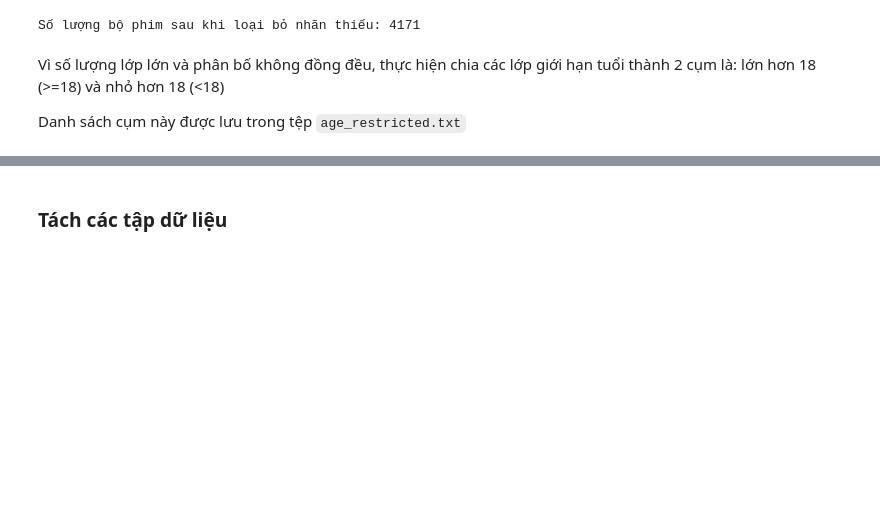
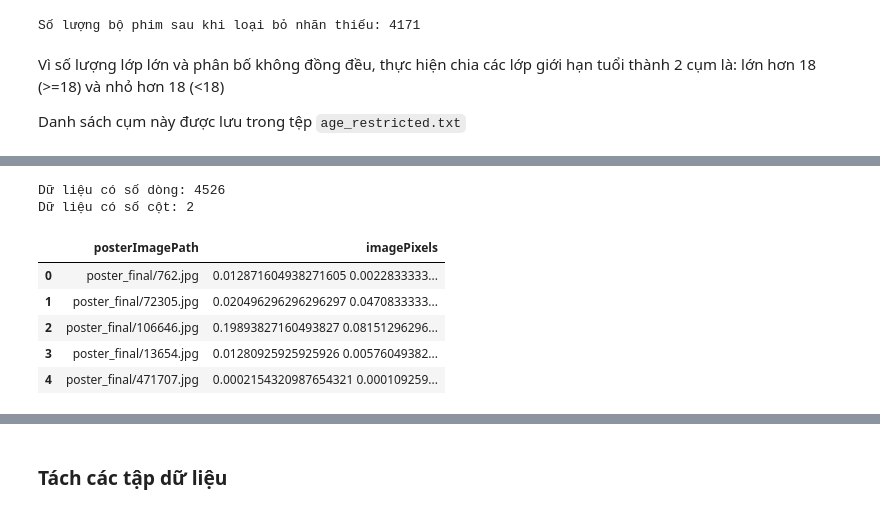
Before and after one commit to heraclex12/IntroDS-final, a Jupyter notebook: 1712442_1712447_18120144.ipynb, the cells around one changed output, grey strips where cells are left out. Saved outputs shown, nothing was run; the diff lists cells and outputs as text; code cells hidden in the pictures; blank space fills up the shorter version.

```diff
--- a/1712442_1712447_18120144.ipynb
+++ b/1712442_1712447_18120144.ipynb
@@ -226,0 +237,16 @@ notnull_envi_movie_df.sample(5)
+# %%
+img_pixels_df = pd.read_csv('poster_img_pixels.csv')
+n_row, n_col = img_pixels_df.shape
+print("Dữ liệu có số dòng:", n_row)
+print("Dữ liệu có số cột:", n_col)
+
+img_pixels_df.head(5)
+# %% [output]
+Dữ liệu có số dòng: 4526
+Dữ liệu có số cột: 2
+|  | posterImagePath | imagePixels |
+| 0 | poster_final/762.jpg | 0.012871604938271605 0.0022833333... |
+| 1 | poster_final/72305.jpg | 0.020496296296296297 0.0470833333... |
+| 2 | poster_final/106646.jpg | 0.19893827160493827 0.08151296296... |
+| 3 | poster_final/13654.jpg | 0.01280925925925926 0.00576049382... |
+| 4 | poster_final/471707.jpg | 0.0002154320987654321 0.000109259... |
```
Also changed, not shown: parts of 50 cells of this notebook, 2 other files.
